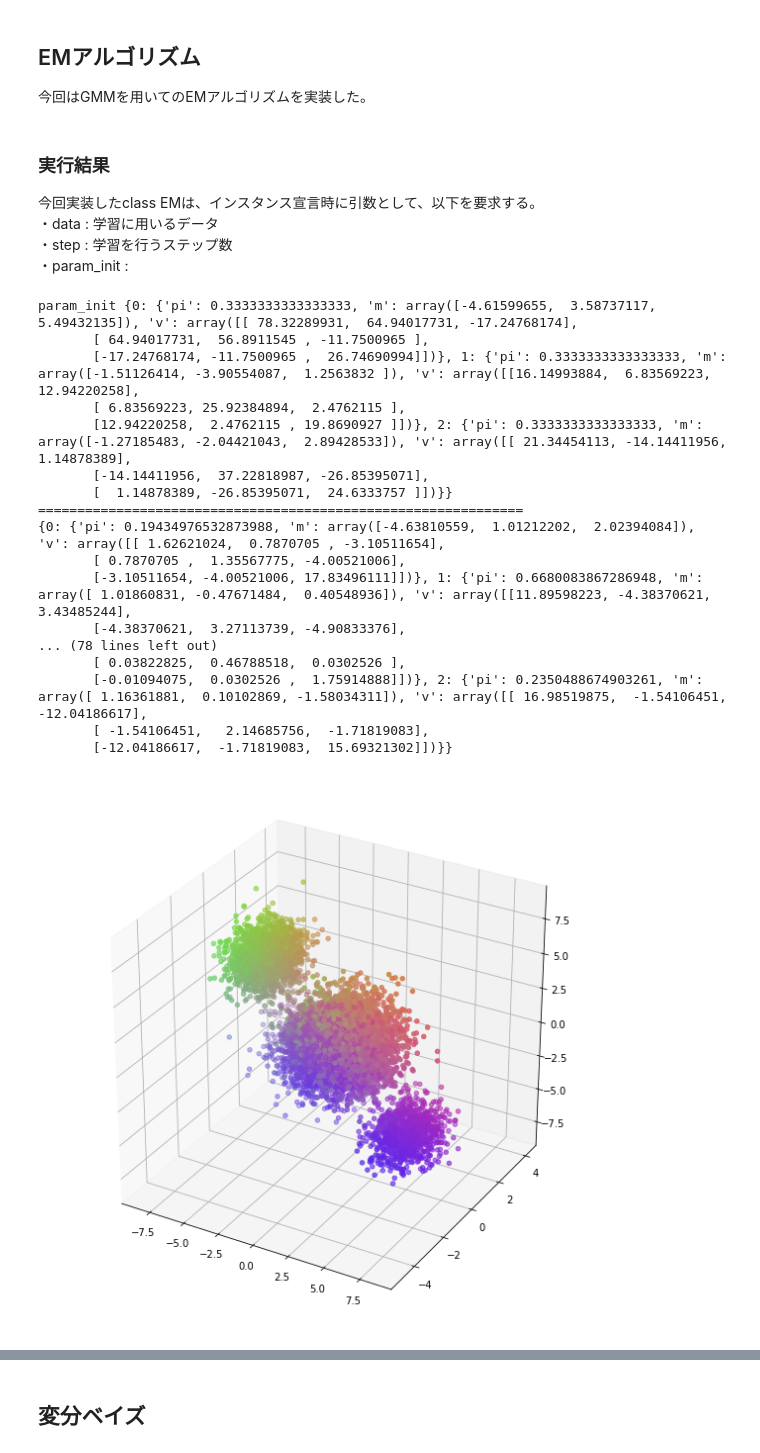
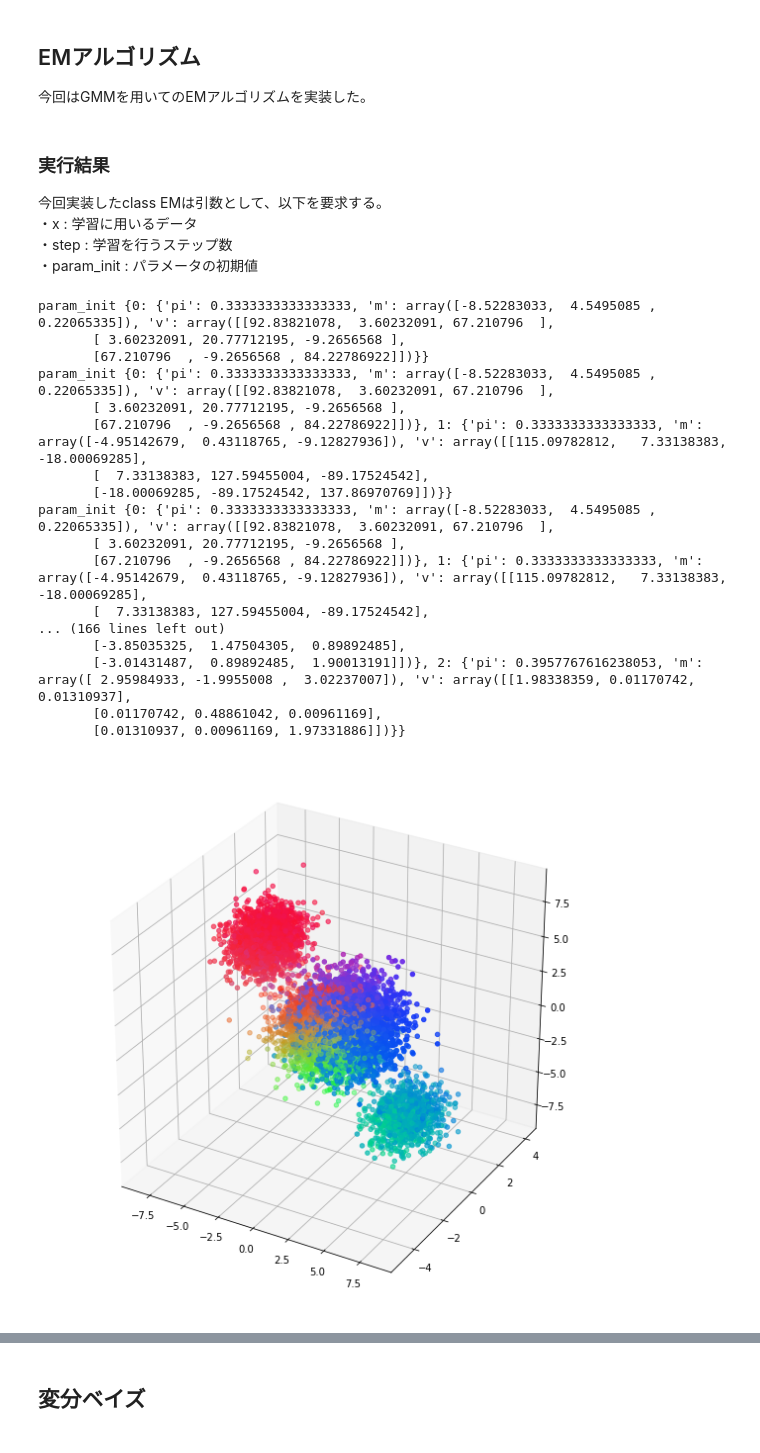
Before and after one commit to tig0826/EM_VB_Gibbs, a Jupyter notebook: PRadv_4.ipynb, the cells around one changed output, grey strips where cells are left out. Drawn from its saved outputs; the diff is of its cells as text; code cells hidden in the pictures.

```diff
--- a/PRadv_4.ipynb
+++ b/PRadv_4.ipynb
@@ -84,36 +98,37 @@ class EM:
 # %% [markdown]
 ### 実行結果
-今回実装したclass EMは、インスタンス宣言時に引数として、以下を要求する。<br>
-・data : 学習に用いるデータ<br>
+今回実装したclass EMは引数として、以下を要求する。<br>
+・x : 学習に用いるデータ<br>
 ・step : 学習を行うステップ数<br>
-・param_init : <br>
+・param_init : パラメータの初期値<br>
 # %%
-em = EM(data = x)
+em = EM(x)
 param_i = {}
 for i in range(3):
-    A = np.random.uniform(-5, 6, (3)) #ランダムな行列を平均の初期値として使う
-    B = np.random.uniform(-5, 6, (3,3))
+    A = np.random.uniform(-10, 10, (3)) #ランダムな行列を平均の初期値として使う
+    B = np.random.uniform(-10, 10, (3,3))
     spd = B.dot(B.T) #ランダムな正定値対称行列を分散の初期値として使う
     param_i[i]={"pi" : 1/3,
               "m" : A,
               "v" : spd }
-em.fit(step = 10,param_init = param_i)
+
+em.fit(20,param_i.copy())
 print(em.param)
 # %% [output]
-param_init {0: {'pi': 0.3333333333333333, 'm': array([-4.61599655,  3.58737117,  5.49432135]), 'v': array([[ 78.32289931,  64.94017731, -17.24768174],
-       [ 64.94017731,  56.8911545 , -11.7500965 ],
-       [-17.24768174, -11.7500965 ,  26.74690994]])}, 1: {'pi': 0.3333333333333333, 'm': array([-1.51126414, -3.90554087,  1.2563832 ]), 'v': array([[16.14993884,  6.83569223, 12.94220258],
-       [ 6.83569223, 25.92384894,  2.4762115 ],
-       [12.94220258,  2.4762115 , 19.8690927 ]])}, 2: {'pi': 0.3333333333333333, 'm': array([-1.27185483, -2.04421043,  2.89428533]), 'v': array([[ 21.34454113, -14.14411956,   1.14878389],
-       [-14.14411956,  37.22818987, -26.85395071],
-       [  1.14878389, -26.85395071,  24.6333757 ]])}}
-==============================================================
-{0: {'pi': 0.19434976532873988, 'm': array([-4.63810559,  1.01212202,  2.02394084]), 'v': array([[ 1.62621024,  0.7870705 , -3.10511654],
-       [ 0.7870705 ,  1.35567775, -4.00521006],
-       [-3.10511654, -4.00521006, 17.83496111]])}, 1: {'pi': 0.6680083867286948, 'm': array([ 1.01860831, -0.47671484,  0.40548936]), 'v': array([[11.89598223, -4.38370621,  3.43485244],
-       [-4.38370621,  3.27113739, -4.90833376],
-... (78 lines left out)
-       [ 0.03822825,  0.46788518,  0.0302526 ],
-       [-0.01094075,  0.0302526 ,  1.75914888]])}, 2: {'pi': 0.2350488674903261, 'm': array([ 1.16361881,  0.10102869, -1.58034311]), 'v': array([[ 16.98519875,  -1.54106451, -12.04186617],
-       [ -1.54106451,   2.14685756,  -1.71819083],
-       [-12.04186617,  -1.71819083,  15.69321302]])}}
+param_init {0: {'pi': 0.3333333333333333, 'm': array([-8.52283033,  4.5495085 ,  0.22065335]), 'v': array([[92.83821078,  3.60232091, 67.210796  ],
+       [ 3.60232091, 20.77712195, -9.2656568 ],
+       [67.210796  , -9.2656568 , 84.22786922]])}}
+param_init {0: {'pi': 0.3333333333333333, 'm': array([-8.52283033,  4.5495085 ,  0.22065335]), 'v': array([[92.83821078,  3.60232091, 67.210796  ],
+       [ 3.60232091, 20.77712195, -9.2656568 ],
+       [67.210796  , -9.2656568 , 84.22786922]])}, 1: {'pi': 0.3333333333333333, 'm': array([-4.95142679,  0.43118765, -9.12827936]), 'v': array([[115.09782812,   7.33138383, -18.00069285],
+       [  7.33138383, 127.59455004, -89.17524542],
+       [-18.00069285, -89.17524542, 137.86970769]])}}
+param_init {0: {'pi': 0.3333333333333333, 'm': array([-8.52283033,  4.5495085 ,  0.22065335]), 'v': array([[92.83821078,  3.60232091, 67.210796  ],
+       [ 3.60232091, 20.77712195, -9.2656568 ],
+       [67.210796  , -9.2656568 , 84.22786922]])}, 1: {'pi': 0.3333333333333333, 'm': array([-4.95142679,  0.43118765, -9.12827936]), 'v': array([[115.09782812,   7.33138383, -18.00069285],
+       [  7.33138383, 127.59455004, -89.17524542],
+... (166 lines left out)
+       [-3.85035325,  1.47504305,  0.89892485],
+       [-3.01431487,  0.89892485,  1.90013191]])}, 2: {'pi': 0.3957767616238053, 'm': array([ 2.95984933, -1.9955008 ,  3.02237007]), 'v': array([[1.98338359, 0.01170742, 0.01310937],
+       [0.01170742, 0.48861042, 0.00961169],
+       [0.01310937, 0.00961169, 1.97331886]])}}
@@ -130,5 +135,5 @@ def plot_EM(x,param):
 # %%
-plot_EM(x,par)
+plot_EM(x,param_i) #初期のランダムなパラメータを用いた結果
 # %% [output]
-[figure, old version]
+[figure, new version]
 # %%
```
Also changed, not shown: parts of 8 cells of this notebook.
